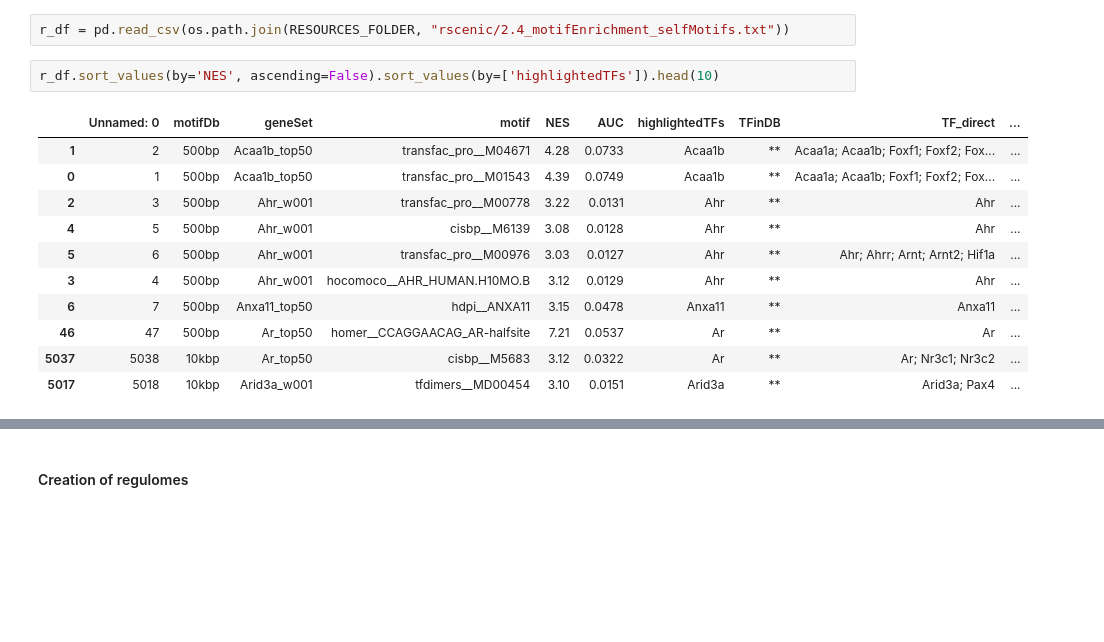
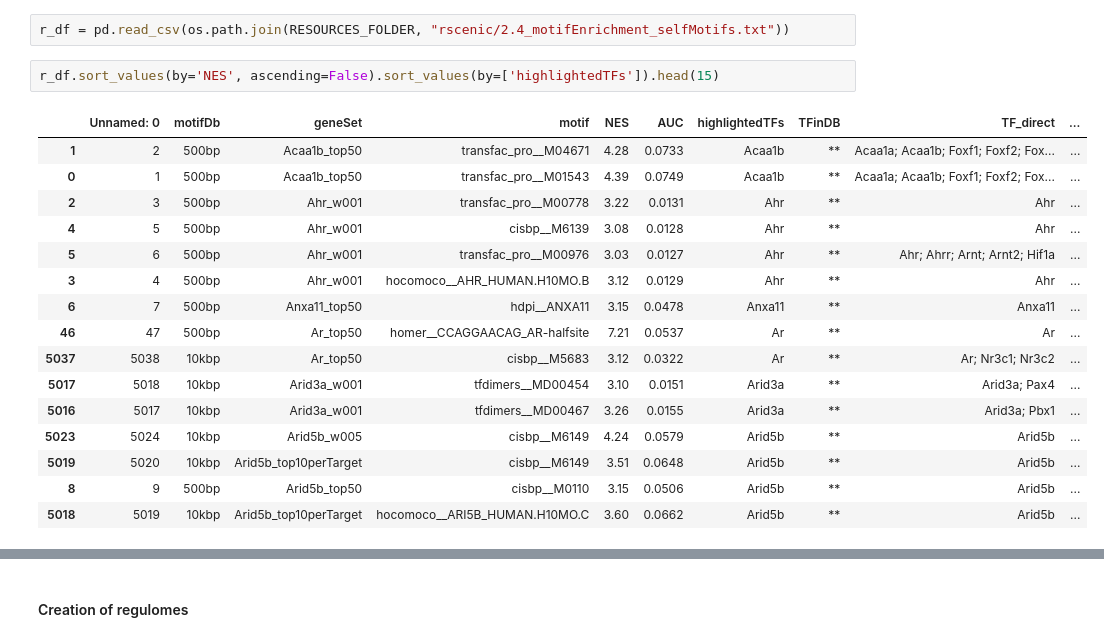
Before and after one commit to aertslab/pySCENIC, a Jupyter notebook: notebooks/pySCENIC - Comparison to R implementation of the pipeline.ipynb, the cells around one changed output, grey strips where cells are left out. Saved outputs shown, nothing was run; the diff lists cells and outputs as text; blank space fills up the shorter version.

```diff
--- a/notebooks/pySCENIC - Comparison to R implementation of the pipeline.ipynb
+++ b/notebooks/pySCENIC - Comparison to R implementation of the pipeline.ipynb
@@ -313,19 +313,24 @@ Compare enriched motifs with results from R pipeline.
 # %%
 r_df = pd.read_csv(os.path.join(RESOURCES_FOLDER, "rscenic/2.4_motifEnrichment_selfMotifs.txt"))
 # %%
-r_df.sort_values(by='NES', ascending=False).sort_values(by=['highlightedTFs']).head(10)
+r_df.sort_values(by='NES', ascending=False).sort_values(by=['highlightedTFs']).head(15)
 # %% [output]
 |  | Unnamed: 0 | motifDb | geneSet | motif | NES | AUC | highlightedTFs | TFinDB | TF_direct | ... |
 | 1 | 2 | 500bp | Acaa1b_top50 | transfac_pro__M04671 | 4.28 | 0.0733 | Acaa1b | ** | Acaa1a; Acaa1b; Foxf1; Foxf2; Fox... | ... |
 | 0 | 1 | 500bp | Acaa1b_top50 | transfac_pro__M01543 | 4.39 | 0.0749 | Acaa1b | ** | Acaa1a; Acaa1b; Foxf1; Foxf2; Fox... | ... |
 | 2 | 3 | 500bp | Ahr_w001 | transfac_pro__M00778 | 3.22 | 0.0131 | Ahr | ** | Ahr | ... |
 | 4 | 5 | 500bp | Ahr_w001 | cisbp__M6139 | 3.08 | 0.0128 | Ahr | ** | Ahr | ... |
 | 5 | 6 | 500bp | Ahr_w001 | transfac_pro__M00976 | 3.03 | 0.0127 | Ahr | ** | Ahr; Ahrr; Arnt; Arnt2; Hif1a | ... |
 | 3 | 4 | 500bp | Ahr_w001 | hocomoco__AHR_HUMAN.H10MO.B | 3.12 | 0.0129 | Ahr | ** | Ahr | ... |
 | 6 | 7 | 500bp | Anxa11_top50 | hdpi__ANXA11 | 3.15 | 0.0478 | Anxa11 | ** | Anxa11 | ... |
 | 46 | 47 | 500bp | Ar_top50 | homer__CCAGGAACAG_AR-halfsite | 7.21 | 0.0537 | Ar | ** | Ar | ... |
 | 5037 | 5038 | 10kbp | Ar_top50 | cisbp__M5683 | 3.12 | 0.0322 | Ar | ** | Ar; Nr3c1; Nr3c2 | ... |
 | 5017 | 5018 | 10kbp | Arid3a_w001 | tfdimers__MD00454 | 3.10 | 0.0151 | Arid3a | ** | Arid3a; Pax4 | ... |
+| 5016 | 5017 | 10kbp | Arid3a_w001 | tfdimers__MD00467 | 3.26 | 0.0155 | Arid3a | ** | Arid3a; Pbx1 | ... |
+| 5023 | 5024 | 10kbp | Arid5b_w005 | cisbp__M6149 | 4.24 | 0.0579 | Arid5b | ** | Arid5b | ... |
+| 5019 | 5020 | 10kbp | Arid5b_top10perTarget | cisbp__M6149 | 3.51 | 0.0648 | Arid5b | ** | Arid5b | ... |
+| 8 | 9 | 500bp | Arid5b_top50 | cisbp__M0110 | 3.15 | 0.0506 | Arid5b | ** | Arid5b | ... |
+| 5018 | 5019 | 10kbp | Arid5b_top10perTarget | hocomoco__ARI5B_HUMAN.H10MO.C | 3.60 | 0.0662 | Arid5b | ** | Arid5b | ... |
 # %%
 df.head().sort_values(by=[('Enrichment', 'NES')], ascending=False).sort_index(level=0).head(10)
 # %% [output]
```
Also changed, not shown: parts of 13 cells of this notebook, 5 other files.
